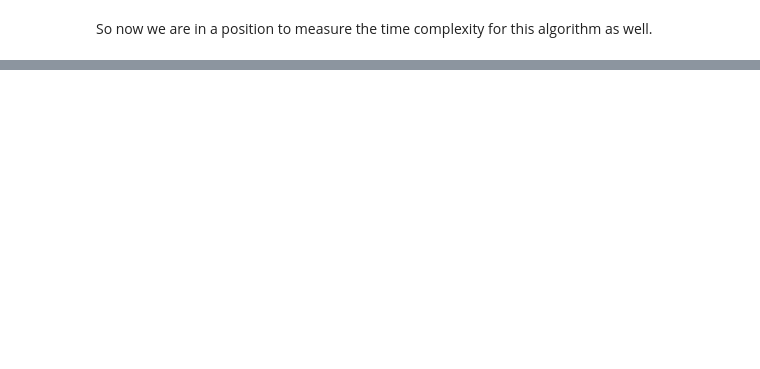
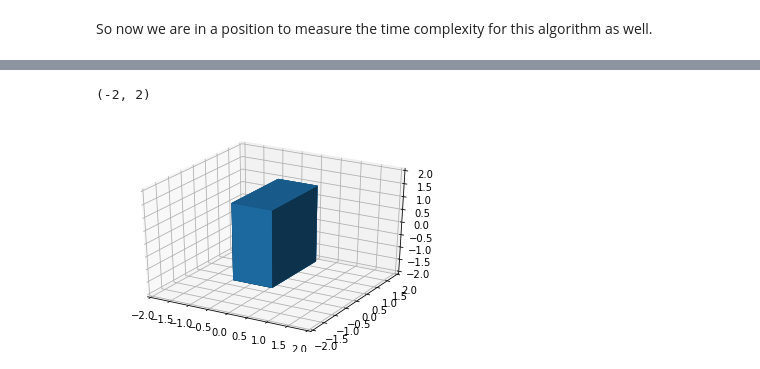
Before and after one commit to Vejni/Python-RangeSearch, a Jupyter notebook: RangeSearch.ipynb, the cells around one changed output, grey strips where cells are left out. Drawn from its saved outputs; the diff is of its cells as text; code cells hidden in the pictures; blank space fills up the shorter version.

```diff
--- a/RangeSearch.ipynb
+++ b/RangeSearch.ipynb
@@ -209,0 +236,27 @@ KeyboardInterrupt:
+# %%
+def get_cube():
+    phi = np.arange(1,10,2)*np.pi/4
+    Phi, Theta = np.meshgrid(phi, phi)
+
+    x = np.cos(Phi)*np.sin(Theta)
+    y = np.sin(Phi)*np.sin(Theta)
+    z = np.cos(Theta)/np.sqrt(2)
+    return x,y,z
+
+
+fig = plt.figure()
+ax = fig.add_subplot(111, projection='3d')
+
+a = 1
+b = 2
+c = 3
+x,y,z = get_cube()
+
+
+ax.plot_surface(x*a, y*b, z*c)
+ax.set_xlim(-2,2)
+ax.set_ylim(-2,2)
+ax.set_zlim(-2,2)
+# %% [output]
+(-2, 2)
+[figure, added]
```
Also changed, not shown: parts of 10 cells of this notebook, 9 other files.
